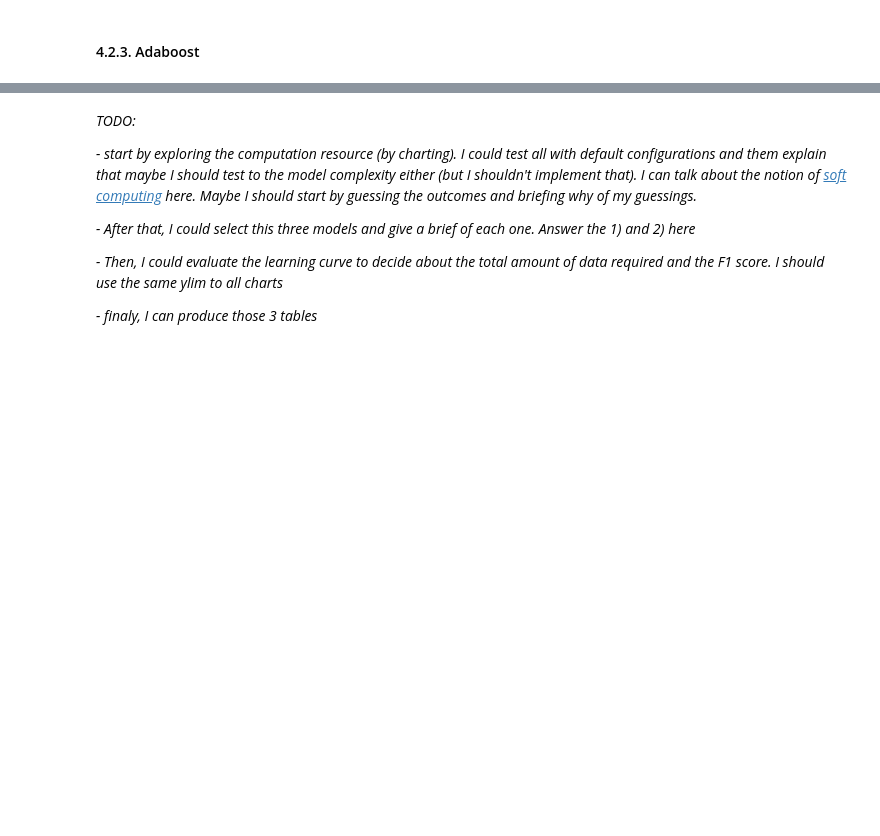
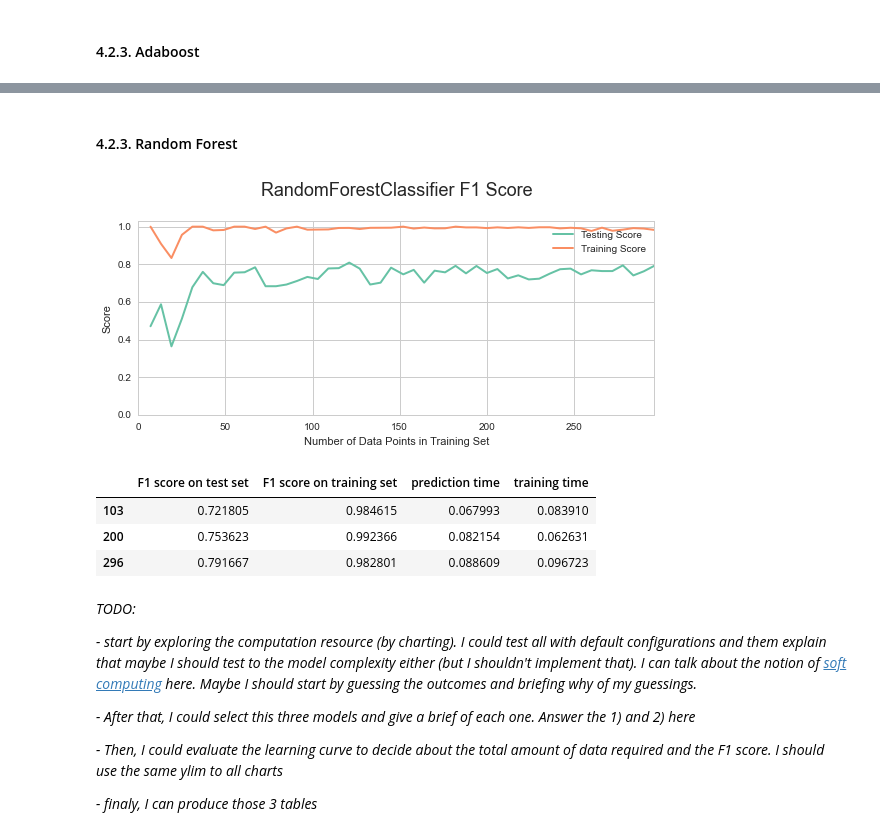
Before and after one commit to ucaiado/Student_Intervention, a Jupyter notebook: student_intervention.ipynb, the cells around one changed output, grey strips where cells are left out. Saved outputs shown, nothing was run; the diff lists cells and outputs as text; code cells hidden in the pictures; blank space fills up the shorter version.

```diff
--- a/student_intervention.ipynb
+++ b/student_intervention.ipynb
@@ -630,19 +576,22 @@ for clf in l_clf:
 # %%
-# Train and predict using different training set sizes
-#plot the Memory peak curves for all classifiers tested
 import matplotlib.pylab as pl
-f, ax = pl.subplots(1, 1)
-l_clf = d_rtn.keys()
-d_aux = d_rtn[l_clf[0]]
-ax.plot(d_aux['sizes'], d_aux['arr_F1test'], lw = 2, label = 'Testing Score')
-ax.plot(d_aux['sizes'], d_aux['arr_F1train'], lw = 2, label = 'Training Score')
-ax.legend()
-ax.set_title("{} F1 Score\n".format(d_aux['name']), fontsize=18)
-ax.set_xlabel('Number of Data Points in Training Set')
-ax.set_ylabel("Score")
-ax.set_xlim([0, len(X_train)])
-ax.set_ylim([0., 1.03])
 
-# Visual aesthetics
-f.tight_layout()
-f.tight_layout()
+def learningCurve(s_algo):
+    '''
+    Plot the Learnings Curves of a specific algorithm
+    :param s_algo: string. Name of the algo to be plotted
+    '''
+    f, ax = pl.subplots(1, 1)
+    d_aux = d_rtn[s_algo]
+    ax.plot(d_aux['sizes'], d_aux['arr_F1test'], lw = 2, label = 'Testing Score')
+    ax.plot(d_aux['sizes'], d_aux['arr_F1train'], lw = 2, label = 'Training Score')
+    ax.legend()
+    ax.set_title("{} F1 Score\n".format(d_aux['name']), fontsize=18)
+    ax.set_xlabel('Number of Data Points in Training Set')
+    ax.set_ylabel("Score")
+    ax.set_xlim([0, len(X_train)])
+    ax.set_ylim([0., 1.03])
+
+    # Visual aesthetics
+    f.tight_layout()
+    f.tight_layout()
@@ -736,3 +688,16 @@ makeTable(d_rtn, "AdaBoostClassifier")
+# %% [markdown]
+#### 4.2.3. Random Forest
+# %%
+learningCurve("RandomForestClassifier")
+# %% [output]
+[figure, added]
+# %%
+makeTable(d_rtn, "RandomForestClassifier")
+# %% [output]
+|  | F1 score on test set | F1 score on training set | prediction time | training time |
+| 103 | 0.721805 | 0.984615 | 0.067993 | 0.083910 |
+| 200 | 0.753623 | 0.992366 | 0.082154 | 0.062631 |
+| 296 | 0.791667 | 0.982801 | 0.088609 | 0.096723 |
 # %% [markdown]
 *TODO:*
 
```
Also changed, not shown: parts of 24 cells of this notebook.
